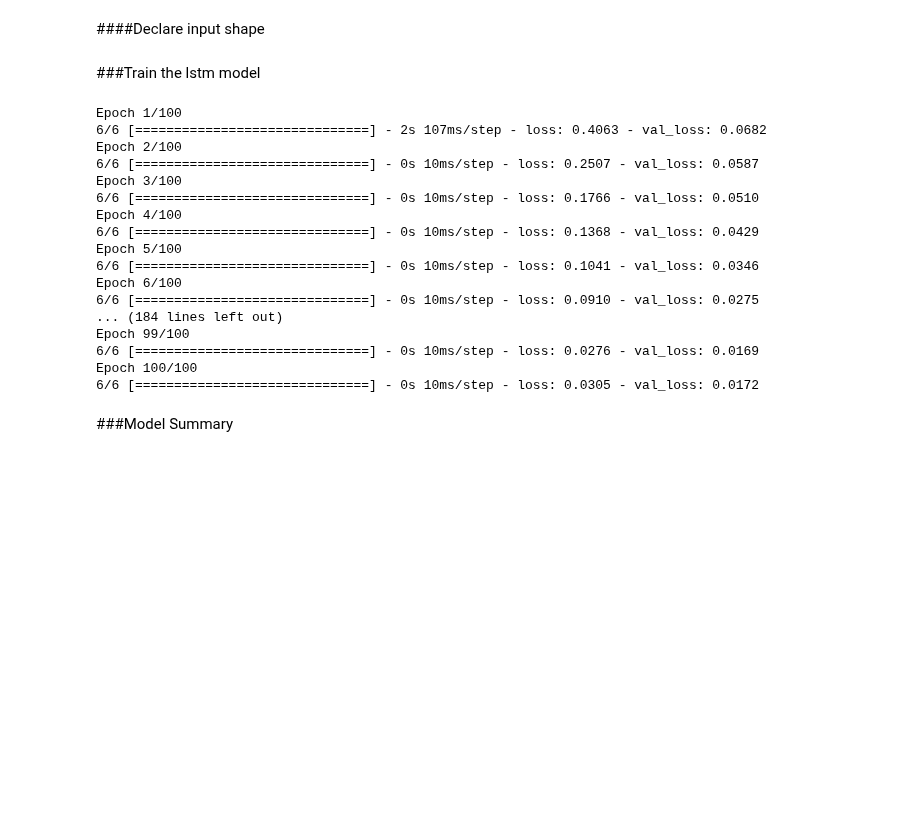
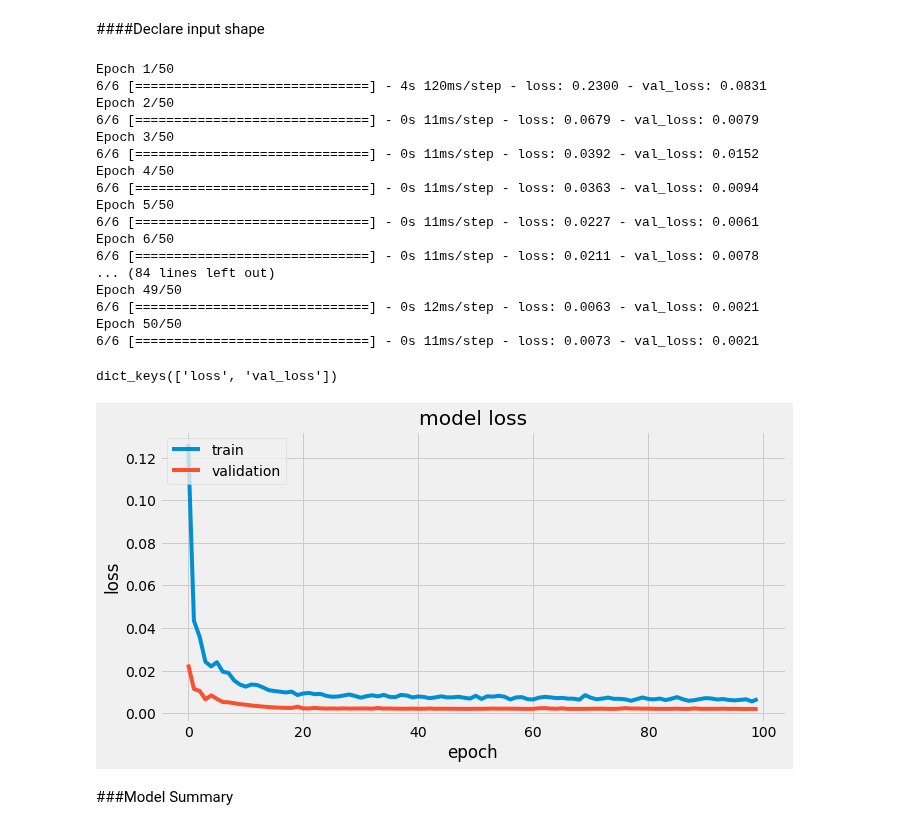
Before and after one commit to mofuoku417/Machine-Learning-Techniques-for-Multivariate-Time-Series-Forecasting-of-Crude-Palm-Oil-Prices, a Jupyter notebook: MV_LSTM.ipynb, the cells around one changed output. Cells and saved outputs as stored; diff of their text form; code cells hidden in the pictures; blank space fills up the shorter version.

```diff
--- a/MV_LSTM.ipynb
+++ b/MV_LSTM.ipynb
@@ -249,28 +251,38 @@ lstm_model.add(tf.keras.layers.LSTM(units=128, input_shape=(X_train.shape[1], X_
 lstm_model.add(tf.keras.layers.Dropout(rate=0.2))
 lstm_model.add(tf.keras.layers.Dense(units=1))
 lstm_model.compile(loss='mse', optimizer='adam')
-# %% [markdown]
-###Train the lstm  model
 # %%
-history = lstm_model.fit(X_train, y_train, epochs=100, batch_size=32, validation_split=0.1,shuffle=False)
+lstm_history = lstm_model.fit(X_train, y_train,epochs=50,batch_size=32,validation_split=0.1,shuffle=False)
 # %% [output]
-Epoch 1/100
-6/6 [==============================] - 2s 107ms/step - loss: 0.4063 - val_loss: 0.0682
-Epoch 2/100
-6/6 [==============================] - 0s 10ms/step - loss: 0.2507 - val_loss: 0.0587
-Epoch 3/100
-6/6 [==============================] - 0s 10ms/step - loss: 0.1766 - val_loss: 0.0510
-Epoch 4/100
-6/6 [==============================] - 0s 10ms/step - loss: 0.1368 - val_loss: 0.0429
-Epoch 5/100
-6/6 [==============================] - 0s 10ms/step - loss: 0.1041 - val_loss: 0.0346
-Epoch 6/100
-6/6 [==============================] - 0s 10ms/step - loss: 0.0910 - val_loss: 0.0275
-... (184 lines left out)
-Epoch 99/100
-6/6 [==============================] - 0s 10ms/step - loss: 0.0276 - val_loss: 0.0169
-Epoch 100/100
-6/6 [==============================] - 0s 10ms/step - loss: 0.0305 - val_loss: 0.0172
+Epoch 1/50
+6/6 [==============================] - 4s 120ms/step - loss: 0.2300 - val_loss: 0.0831
+Epoch 2/50
+6/6 [==============================] - 0s 11ms/step - loss: 0.0679 - val_loss: 0.0079
+Epoch 3/50
+6/6 [==============================] - 0s 11ms/step - loss: 0.0392 - val_loss: 0.0152
+Epoch 4/50
+6/6 [==============================] - 0s 11ms/step - loss: 0.0363 - val_loss: 0.0094
+Epoch 5/50
+6/6 [==============================] - 0s 11ms/step - loss: 0.0227 - val_loss: 0.0061
+Epoch 6/50
+6/6 [==============================] - 0s 11ms/step - loss: 0.0211 - val_loss: 0.0078
+... (84 lines left out)
+Epoch 49/50
+6/6 [==============================] - 0s 12ms/step - loss: 0.0063 - val_loss: 0.0021
+Epoch 50/50
+6/6 [==============================] - 0s 11ms/step - loss: 0.0073 - val_loss: 0.0021
+# %%
+print(history.history.keys())
+plt.plot(history.history['loss'])
+plt.plot(history.history['val_loss'])
+plt.title('model loss')
+plt.ylabel('loss')
+plt.xlabel('epoch')
+plt.legend(['train', 'validation'], loc='upper left')
+plt.show()
+# %% [output]
+dict_keys(['loss', 'val_loss'])
+[figure, added]
 # %% [markdown]
 ###Model Summary
 # %%
```
Also changed, not shown: parts of 13 cells of this notebook.
